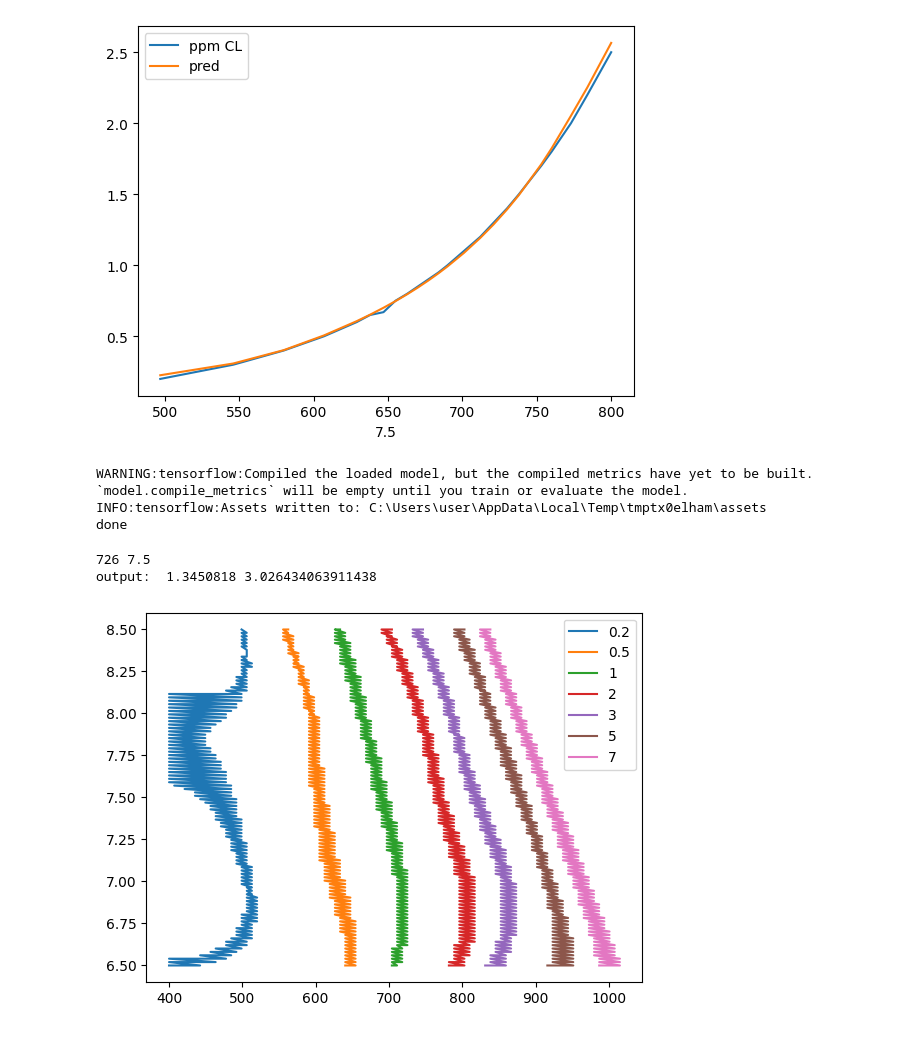
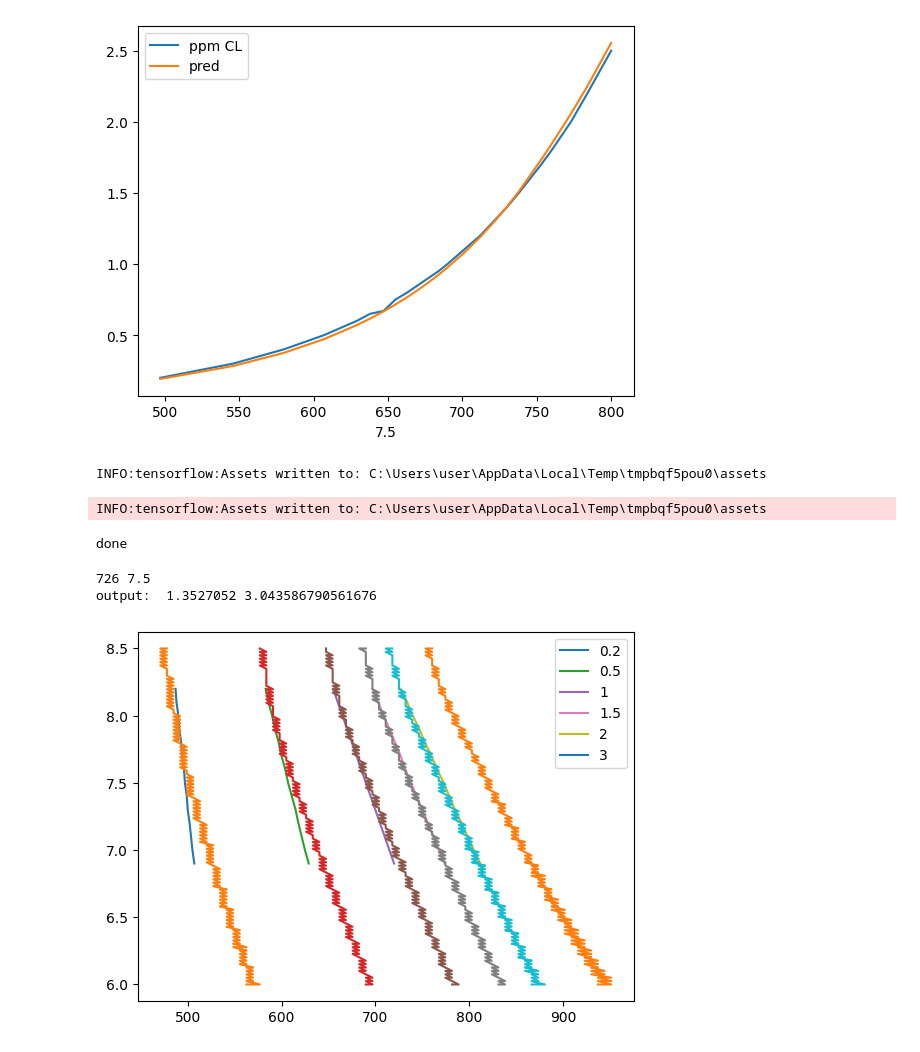
Before and after one commit to mzakharo/tubby, a Jupyter notebook: fc_model.ipynb, the cells around one changed output. Saved outputs shown, nothing was run; the diff lists cells and outputs as text; code cells hidden in the pictures.

Commit message:
latest model build

```diff
--- a/fc_model.ipynb
+++ b/fc_model.ipynb
@@ -19,8 +21,6 @@ np.set_printoptions(precision=3, suppress=True)
 #Data from https://jenfitch.com/free-chlorine-orpmv-vs-ph-new/
 df = pd.read_csv('https://raw.githubusercontent.com/mzakharo/micropython/tubby/ports/esp32/orp.csv')
 df_orig = df.copy()
-df['bro'] = df['ppm CL'] * 2.25
-
 print(df)
 labels = df_orig.pop('ppm CL')
 
@@ -31,4 +31,5 @@ for column in df_orig:
     for i, v in enumerate(vals):
         vs.append((v, c, labels[i]))
 dataset_orig = pd.DataFrame(vs, columns= ('orp', 'ph', 'fc'))
+print(dataset_orig)
 # %% [output]
@@ -168,10 +190,7 @@ KeyboardInterrupt:
 fmodel = checkpoint_filepath
 #fmodel = 'model_fc.h5'
 
-model = keras.models.load_model(fmodel, compile=False)
-#model.layers[-1].invert = True #Bug in Keras https://github.com/keras-team/keras/issues/17556
-
-
+model = keras.models.load_model(fmodel)
 y = model.predict(test_features, verbose=0)
 y = pd.DataFrame(y)[0]
 sns.scatterplot(x=test_labels, y=y.to_numpy(), alpha=0.7)
@@ -199,18 +219,18 @@ x['rasp'] = rasppool_predict(x[[str(ph), 'ph']])
 
 x.plot(x=str(ph), y=["ppm CL", "pred" ]);
 # %% [output]
-[figure, old version]
+[figure, new version]
 # %%
-model.save(f'model_{TARGET}.h5')
+model.save(f'model_{TARGET}.keras')
 converter = tf.lite.TFLiteConverter.from_keras_model(model)
 tflite_model = converter.convert()
 with open(f'model_{TARGET}.tflite', "wb") as f:
   f.write(tflite_model)
 print('done')
 # %% [output]
-WARNING:tensorflow:Compiled the loaded model, but the compiled metrics have yet to be built. `model.compile_metrics` will be empty until you train or evaluate the model.
-INFO:tensorflow:Assets written to: C:\Users\user\AppData\Local\Temp\tmptx0elham\assets
-done
+INFO:tensorflow:Assets written to: C:\Users\user\AppData\Local\Temp\tmpbqf5pou0\assets
+INFO:tensorflow:Assets written to: C:\Users\user\AppData\Local\Temp\tmpbqf5pou0\assets
+done
 # %%
 #calibrated pH and ORP to  Reference 3ppm  -> 1.3 ppm output
 p0 = 626
@@ -221,14 +241,14 @@ offset = 100
 p0 += offset
 
 print(p0, p1)
-v = model.predict([(p0, p1)], verbose=0)[0][0]
+v = model.predict(np.array([(p0, p1)]), verbose=0)[0][0]
 print('output: ', v, v*2.25)
 # %% [output]
 726 7.5
-output:  1.3450818 3.026434063911438
+output:  1.3527052 3.043586790561676
 # %%
 
-phs = np.linspace(65, 85, 100) / 10
+phs = np.linspace(60, 85, 100) / 10
 orps = np.linspace(400, 1100, 100 )
 vals0 =  pd.DataFrame()
 for ph in phs:
@@ -238,12 +258,14 @@ for ph in phs:
     d['ppm'] = model.predict(x, verbose=False)
     vals0 = pd.concat((vals0, d))
 # %%
-ppms = [0.2, 0.5, 1, 2, 3, 5, 7]
+ppms = [0.2, 0.5, 1, 1.5, 2, 3]
 plt.figure()
 for ppm in ppms:
-    predictions = vals0[vals0['ppm'].between(ppm*0.9, ppm*1.1)]
-    plt.plot(predictions['orp'], predictions['ph'], label=str(ppm))
+    data =dataset_orig.loc[dataset_orig['fc'] == ppm]
+    plt.plot(data[['orp']], data[[ 'ph']], label=str(ppm))
+    predictions = vals0[vals0['ppm'].between(ppm*0.95, ppm*1.05)]
+    plt.plot(predictions['orp'], predictions['ph'])
 plt.legend(loc="upper right")
 plt.show()
 # %% [output]
-[figure, old version]
+[figure, new version]
```
Also changed, not shown: parts of 9 cells of this notebook.
